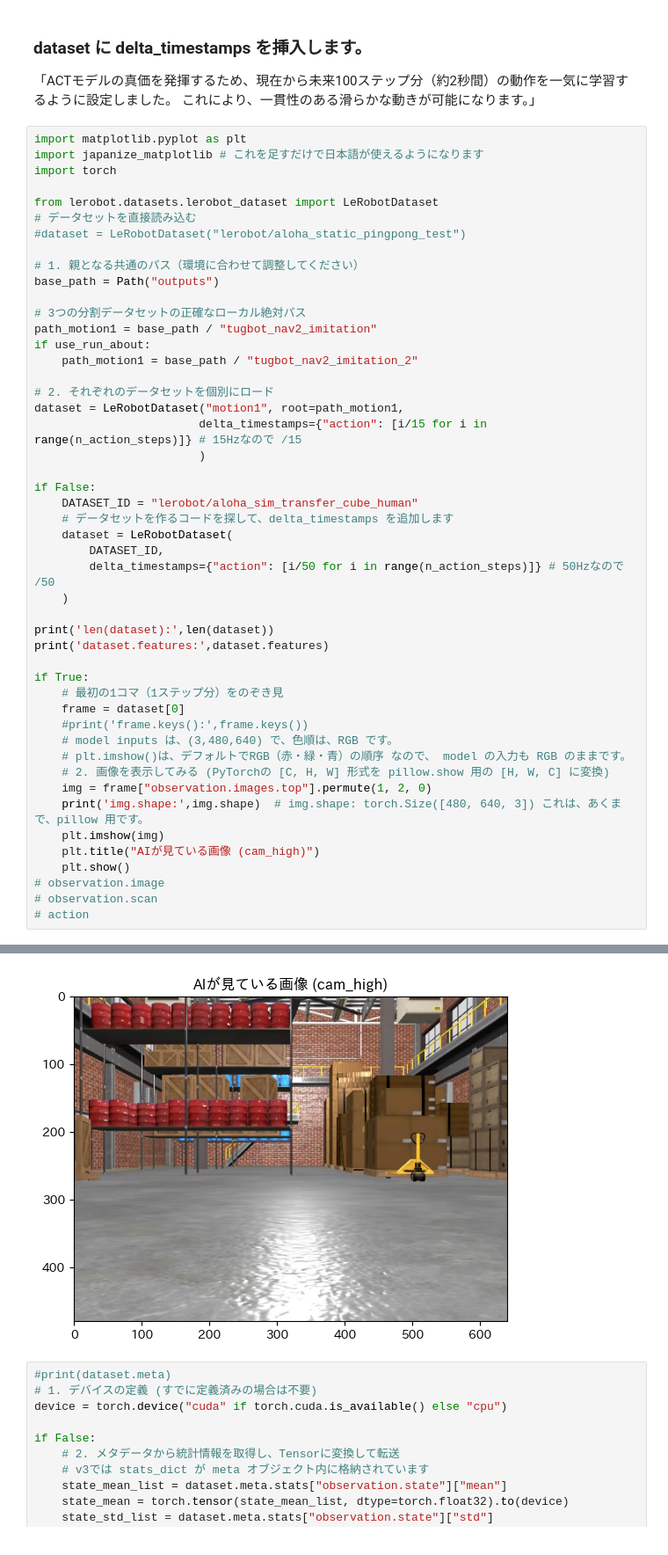
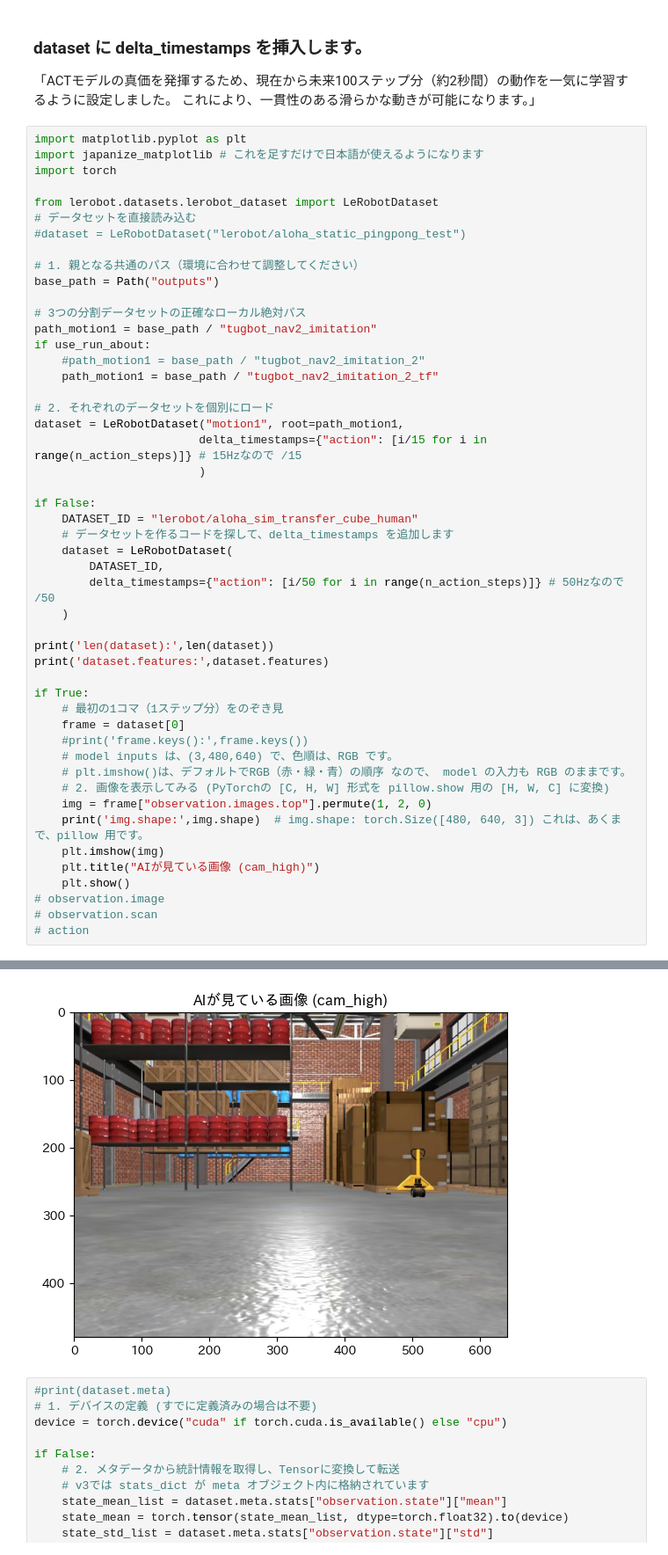
Before and after one commit to tosa-no-onchan/lerobot-my, a Jupyter notebook: ACT-ROS2-Tugbot/train.ipynb, the cells around one changed output, grey strips where cells are left out. Shown at 88% size. Saved outputs shown, nothing was run; the diff lists cells and outputs as text.

```diff
--- a/ACT-ROS2-Tugbot/train.ipynb
+++ b/ACT-ROS2-Tugbot/train.ipynb
@@ -80,7 +87,8 @@ base_path = Path("outputs")
 # 3つの分割データセットの正確なローカル絶対パス
 path_motion1 = base_path / "tugbot_nav2_imitation"
 if use_run_about:
-    path_motion1 = base_path / "tugbot_nav2_imitation_2"
+    #path_motion1 = base_path / "tugbot_nav2_imitation_2"
+    path_motion1 = base_path / "tugbot_nav2_imitation_2_tf"
 
 # 2. それぞれのデータセットを個別にロード
 dataset = LeRobotDataset("motion1", root=path_motion1,
@@ -118,6 +126,6 @@ len(dataset): 7811
 dataset.features: {'observation.images.top': {'dtype': 'video', 'shape': (3, 480, 640), 'names': ['channels', 'height', 'width'], 'info': {'video.height': 480, 'video.width': 640, 'video.codec': 'av1' ...
 img.shape: torch.Size([480, 640, 3])
-[figure, old version]
+[figure, new version]
 # %%
 #print(dataset.meta)
 # 1. デバイスの定義 (すでに定義済みの場合は不要)
```
Also changed, not shown: parts of 3 cells of this notebook.
